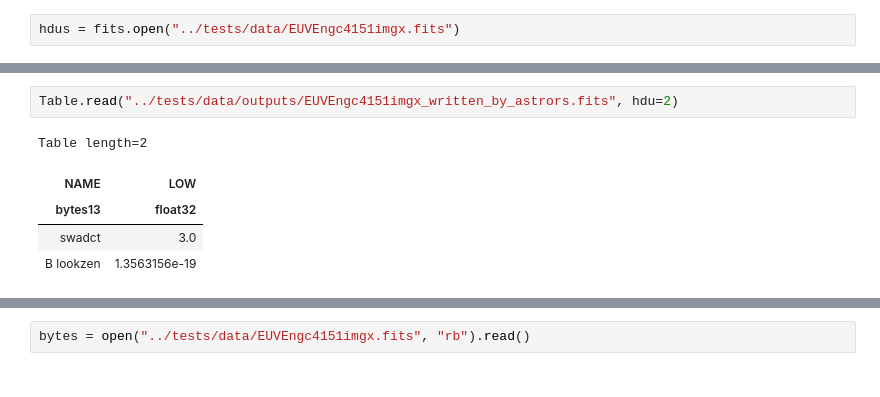
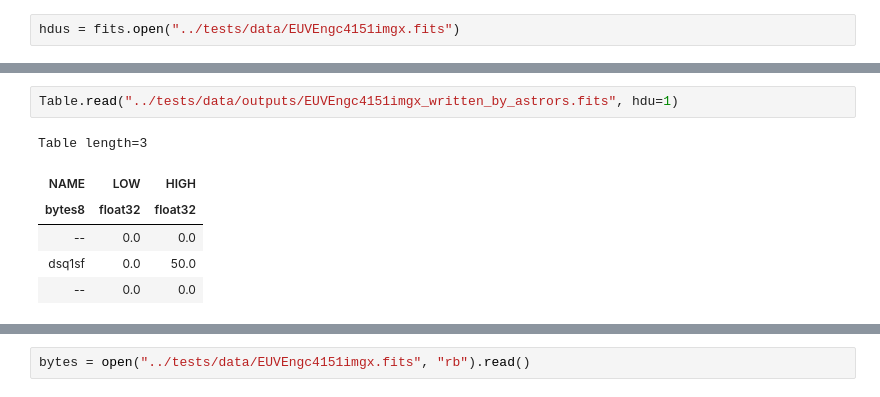
Before and after one commit to Schwarzam/astrors, a Jupyter notebook: dev/testing.ipynb, the cells around one changed output, grey strips where cells are left out. Saved outputs shown, nothing was run; the diff lists cells and outputs as text.

Commit message:
minor improvement while reading BinTable

```diff
--- a/dev/testing.ipynb
+++ b/dev/testing.ipynb
@@ -26,11 +6,12 @@ COMMENT     ' '
 # %%
-Table.read("../tests/data/outputs/EUVEngc4151imgx_written_by_astrors.fits", hdu=2)
+Table.read("../tests/data/outputs/EUVEngc4151imgx_written_by_astrors.fits", hdu=1)
 # %% [output]
-Table length=2
+Table length=3
-| NAME | LOW |
-| bytes13 | float32 |
-| swadct | 3.0 |
-| B lookzen | 1.3563156e-19 |
+| NAME | LOW | HIGH |
+| bytes8 | float32 | float32 |
+| -- | 0.0 | 0.0 |
+| dsq1sf | 0.0 | 50.0 |
+| -- | 0.0 | 0.0 |
 # %%
 Table.read("../tests/data/EUVEngc4151imgx.fits", hdu=2)
 # %% [output]
```
Also changed, not shown: parts of 2 cells of this notebook, 1 other file.
